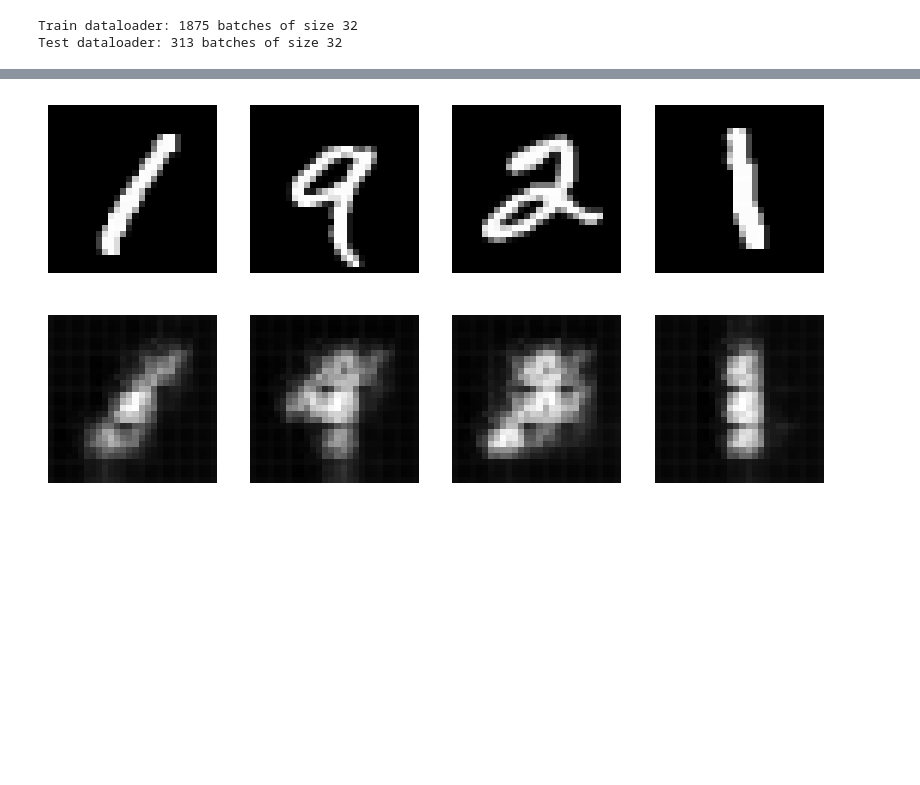
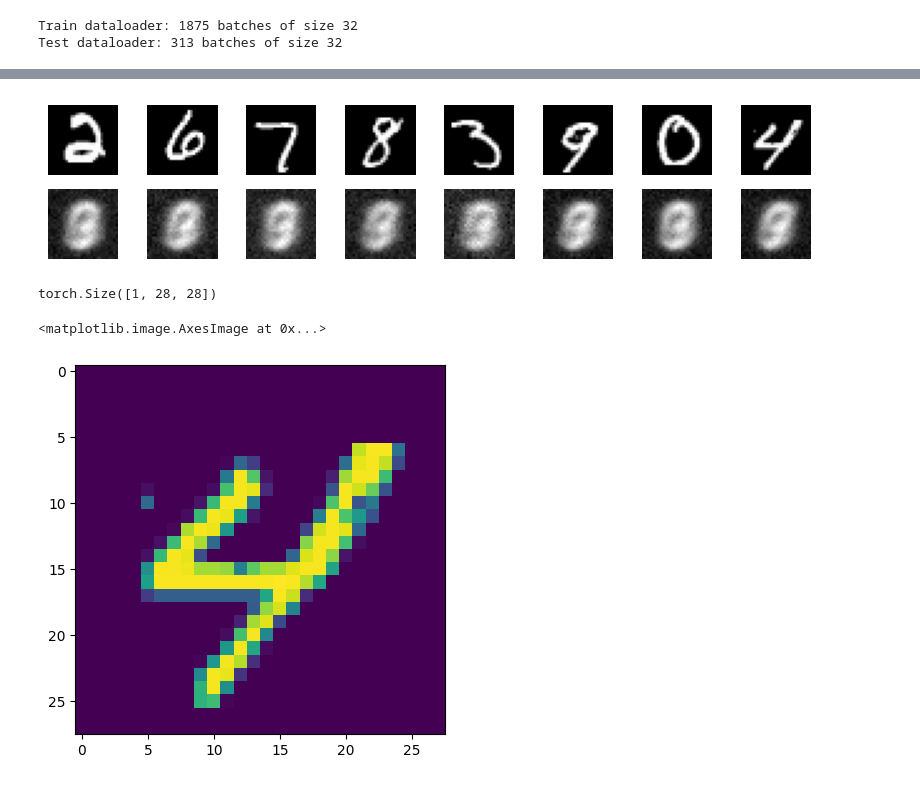
Before and after one commit to charlieardern/mini-ml-projects, a Jupyter notebook: autoencoder.ipynb, the cells around one changed output, grey strips where cells are left out. Saved outputs shown, nothing was run; the diff lists cells and outputs as text; code cells hidden in the pictures; blank space fills up the shorter version.

```diff
--- a/autoencoder.ipynb
+++ b/autoencoder.ipynb
@@ -35,9 +38,3 @@ test_data = datasets.MNIST(
 len(train_data.data), len(test_data.data)
 # %% [output]
 (60000, 10000)
-# %%
-# Viewing a specific image
-image, label = train_data[0]
-plt.imshow(image.permute(1,2,0), cmap='grey')
-plt.axis(False);
-plt.title(train_data.classes[label])
@@ -87,7 +80,24 @@ class conv_autoencoder(nn.Module):
         encoded = self.encoder(x)
         decoded = self.decoder(encoded)
         return decoded
+# %%
+class dense_autoencoder(nn.Module):
+    def __init__(self):
+        latent_dim = 20
+        super().__init__()
+
+        self.encoder = nn.Linear(28*28, latent_dim)
+        self.decoder = nn.Sequential(
+            nn.Linear(latent_dim, 28 * 28)#,
+            #nn.Sigmoid()
+        )
+    def forward(self, x):
+        x = x.view(x.size(0), -1)
+        encoded = self.encoder(x)
+        decoded = self.decoder(encoded)
+        decoded = decoded.view(x.size(0), 28, 28)
+        return decoded
 # %%
-ae_model = conv_autoencoder()
+ae_model = dense_autoencoder()
 # %%
 optimizer = torch.optim.SGD(params=ae_model.parameters(), lr=0.1)
@@ -130,15 +175,19 @@ Epoch: 1
 # %%
-fig, axs = plt.subplots(2, 4, figsize=(10,5))
-item_start_index = 3
+fig, axs = plt.subplots(2, 8, figsize=(10,2))
+item_start_index = 82
 #fig.axis(False)
 #plt.axis(False);
-for i in range(4):
+for i in range(8):
     image, label = ae_model(train_data[item_start_index+i][0]).detach(), train_data[item_start_index +i][1]
     axs[1,i].imshow(image.permute(1,2,0), cmap='grey')
     axs[1,i].axis('off')
-for i in range(4):
+for i in range(8):
     image, label = train_data[item_start_index+i]
     axs[0,i].imshow(image.permute(1,2,0), cmap='grey')
     axs[0,i].axis('off')
 # %% [output]
-[figure, old version]
+[figure, new version]
+# %%
+image.shape
+# %% [output]
+torch.Size([1, 28, 28])
@@ -144,0 +198,5 @@ for i in range(4):
+# %%
+plt.imshow(x.permute(1,2,0))
+# %% [output]
+<matplotlib.image.AxesImage at 0x...>
+[figure, added]
```
Also changed, not shown: parts of 6 cells of this notebook, 8 other files.
